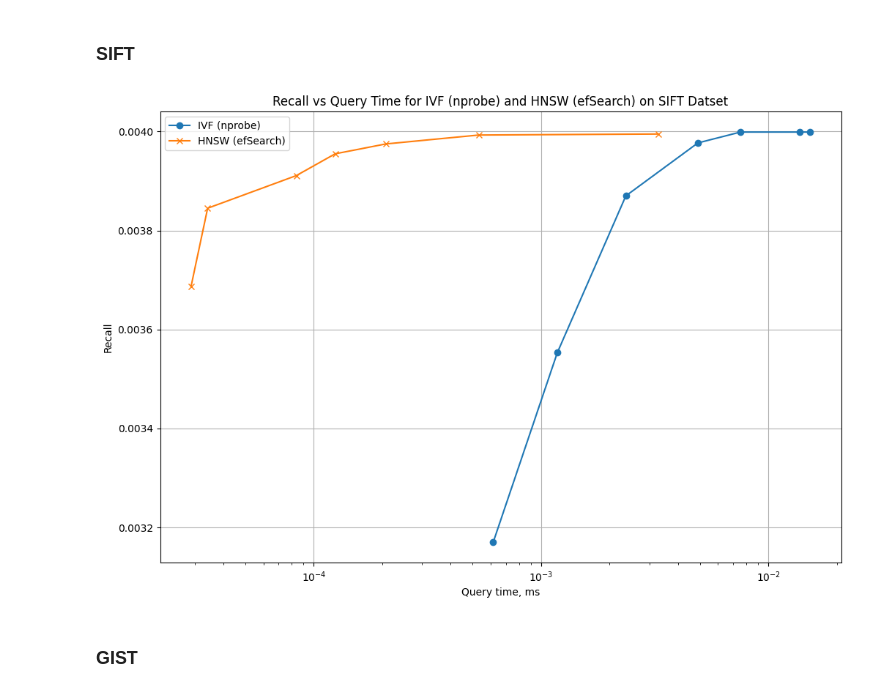
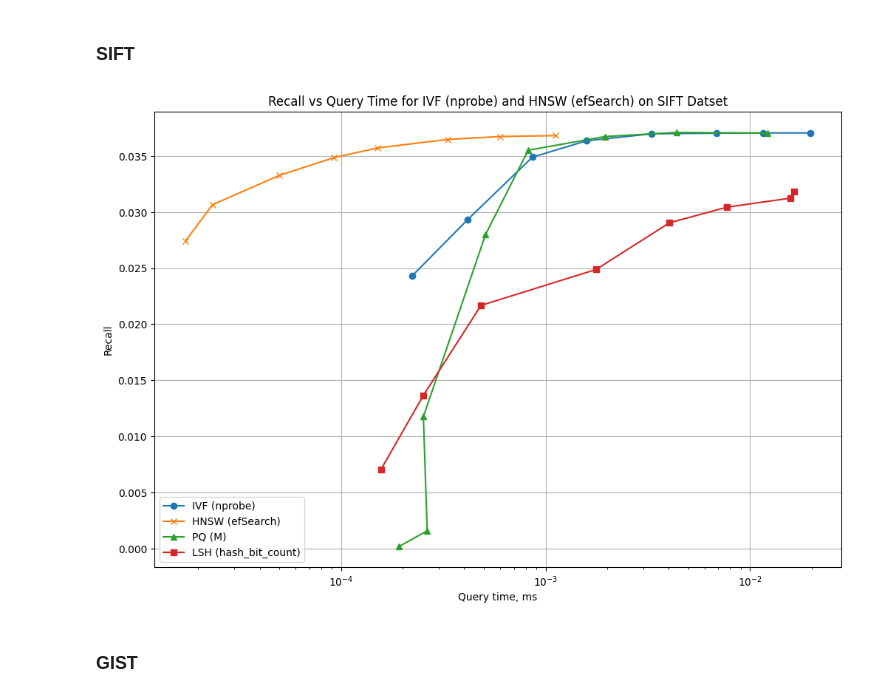
Before and after one commit to matmang/Faiss-tutorial, a Jupyter notebook: faiss_tutorial.ipynb, the cells around one changed output. Drawn from its saved outputs; the diff is of its cells as text; code cells hidden in the pictures.

Commit message:
faiss_tutorial.ipynb sift1m_final.png

```diff
--- a/faiss_tutorial.ipynb
+++ b/faiss_tutorial.ipynb
@@ -115,22 +126,46 @@ def search_and_measure(index, queries, groundtruth, k=5):
     return avg_recall, avg_query_time
 # %%
 # IVF의 nprobe 값 변경에 따른 성능 측정
-nprobe_values = [1, 2, 5, 10, 20, 50, 100]
+nprobe_values = [1, 2, 5, 10, 20, 50, 100, 200]
 ivf_results = []
 
-for nprobe in nprobe_values:
+for nprobe in tqdm(nprobe_values):
     index_ivf.nprobe = nprobe
     recall, query_time = search_and_measure(index_ivf, query, groundtruth, k=5)
     ivf_results.append((recall, query_time))
 # %%
 # HNSW의 efSearch 값 변경에 따른 성능 측정
-efSearch_values = [10, 20, 50, 100, 200, 500, 1000]
+efSearch_values = [10, 20, 50, 100, 200, 500, 1000, 2000]
 hnsw_results = []
 
-for efSearch in efSearch_values:
+for efSearch in tqdm(efSearch_values):
     index_hnsw.hnsw.efSearch = efSearch
     recall, query_time = search_and_measure(index_hnsw, query, groundtruth, k=5)
     hnsw_results.append((recall, query_time))
+# %%
+# PQ의 M 값 변경에 따른 성능 측정
+M_values = [1, 2, 4, 8, 16, 32, 64, 128] # sift dataset
+# M_values = [40, 48, 60, 64, 80, 96, 120, 160] # gist dataset
+pq_results = []
+
+for M in tqdm(M_values):
+    index_pq = faiss.IndexPQ(dim, M, 8)
+    index_pq.train(learn)
+    index_pq.add(base)
+    recall, query_time = search_and_measure(index_pq, query, groundtruth, k=5)
+    pq_results.append((recall, query_time))
+# %%
+# LSH의 hash_bit_count 값 변경에 따른 성능 측정
+hash_bit_count_values = [1, 2, 4, 8, 16, 32, 64, 65] # sift dataset
+# hash_bit_count_values = [2, 4, 8, 16, 32, 64, 128, 256] # gist dataset
+lsh_results = []
+
+for hash_bit_count in tqdm(hash_bit_count_values):
+    index_lsh = faiss.IndexLSH(dim, hash_bit_count * dim)
+    index_lsh.train(learn)
+    index_lsh.add(base)
+    recall, query_time = search_and_measure(index_lsh, query, groundtruth, k=5)
+    lsh_results.append((recall, query_time))
 # %% [markdown]
 ## 시각화
 # %% [markdown]
@@ -138,27 +173,37 @@ for efSearch in efSearch_values:
 # %%
 # Recall 및 Query Time 시각화
 plt.figure(figsize=(12, 8))
 
 # IVF 결과 시각화
 ivf_recall_values = [result[0] for result in ivf_results]
 ivf_query_time_values = [result[1] for result in ivf_results]
 plt.plot(ivf_query_time_values, ivf_recall_values, label='IVF (nprobe)', marker='o')
 
 # HNSW 결과 시각화
 hnsw_recall_values = [result[0] for result in hnsw_results]
 hnsw_query_time_values = [result[1] for result in hnsw_results]
 plt.plot(hnsw_query_time_values, hnsw_recall_values, label='HNSW (efSearch)', marker='x')
 
+# PQ 결과 시각화
+pq_recall_values = [result[0] for result in pq_results]
+pq_query_time_values = [result[1] for result in pq_results]
+plt.plot(pq_query_time_values, pq_recall_values, label='PQ (M)', marker='^')
+
+# LSH 결과 시각화
+lsh_recall_values = [result[0] for result in lsh_results]
+lsh_query_time_values = [result[1] for result in lsh_results]
+plt.plot(lsh_query_time_values, lsh_recall_values, label='LSH (hash_bit_count)', marker='s')
+
 plt.xscale('log')
 plt.xlabel('Query time, ms')
 plt.ylabel('Recall')
 plt.title('Recall vs Query Time for IVF (nprobe) and HNSW (efSearch) on SIFT Datset')
 plt.legend()
 plt.grid(True)
 plt.savefig('figure/SIFT1M.png', format='png')
 plt.show()
 # %% [output]
-[figure, old version]
+[figure, new version]
 # %% [markdown]
 ### GIST
 # %%
```
Also changed, not shown: parts of 5 cells of this notebook, 1 other file.
